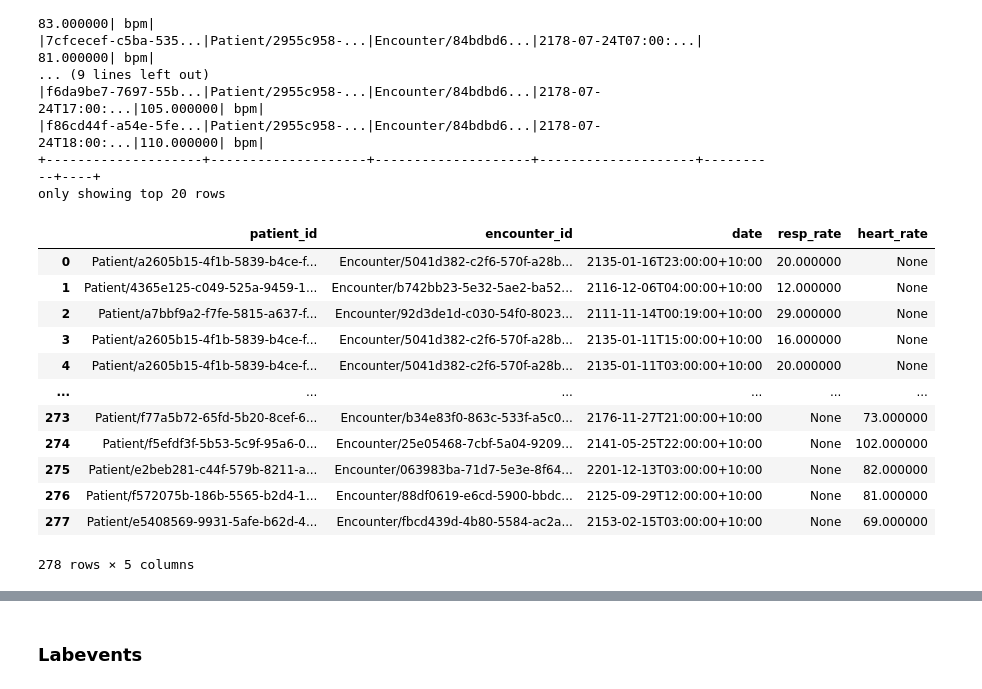
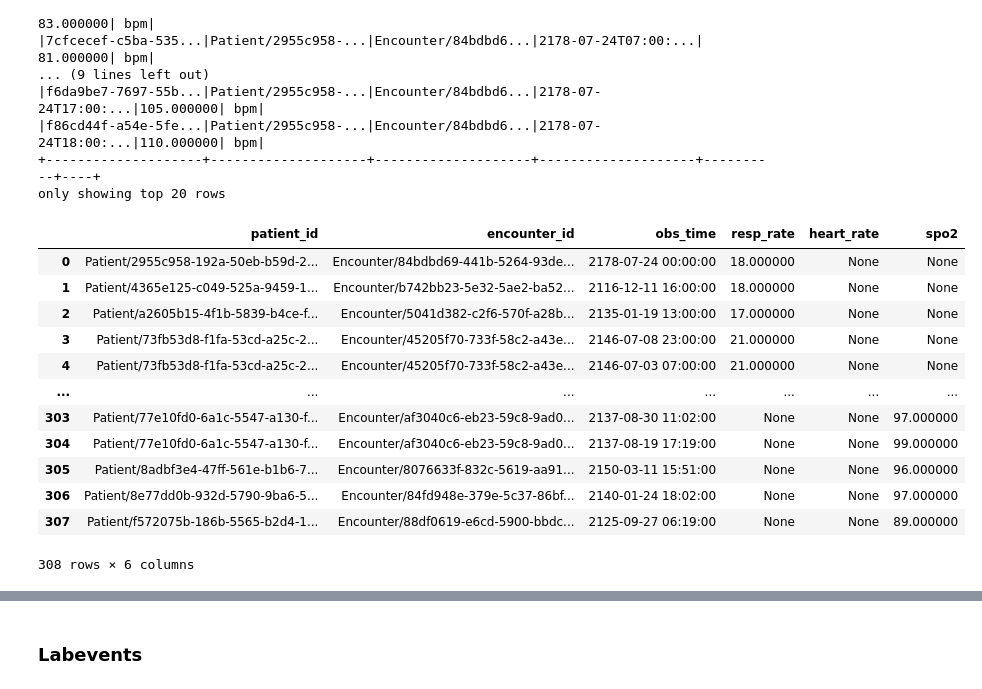
Before and after one commit to aehrc/sql-on-fhir-evaluation, a Jupyter notebook: notebooks/SOFTest.ipynb, the cells around one changed output, grey strips where cells are left out. Saved outputs shown, nothing was run; the diff lists cells and outputs as text; code cells hidden in the pictures.

```diff
--- a/notebooks/SOFTest.ipynb
+++ b/notebooks/SOFTest.ipynb
@@ -226,6 +367,6 @@ obs_resp_rate.show()
 +--------------------+--------------------+--------------------+--------------------+---------+--------+
 only showing top 20 rows
 # %%
-obs_spo2 = obs_chartevent_for_code('20277', 'obs_spo2')
+obs_spo2 = obs_chartevent_for_code('220277', 'obs_spo2')
 obs_spo2.show()
 # %% [output]
@@ -257,28 +411,30 @@ only showing top 20 rows
 # %%
 #
 # alike mimiciv_derrived.vital_signs
 #
 derr_vital_signs_view = spark.sql("""
 WITH ou AS (
-SELECT patient_id, encounter_id, date, value AS resp_rate, NULL as heart_rate FROM obs_resp_rate
+SELECT patient_id, encounter_id, CAST(date AS TIMESTAMP) as obs_time, value AS resp_rate, NULL AS heart_rate, NULL AS spo2 FROM obs_resp_rate
 UNION
-SELECT patient_id, encounter_id, date, NULL AS resp_rate, value as heart_rate FROM obs_heart_rate
+SELECT patient_id, encounter_id, CAST(date AS TIMESTAMP) as obs_time, NULL AS resp_rate, value AS heart_rate,  NULL AS spo2 FROM obs_heart_rate
+UNION
+SELECT patient_id, encounter_id, CAST(date AS TIMESTAMP) as obs_time, NULL AS resp_rate, NULL AS heart_rate,  value AS spo2 FROM obs_spo2
 )
-SELECT patient_id, encounter_id, date, FIRST(resp_rate) AS resp_rate, FIRST(heart_rate) AS heart_rate FROM ou
-GROUP BY patient_id, encounter_id, date
+SELECT patient_id, encounter_id, obs_time, FIRST(resp_rate) AS resp_rate, FIRST(heart_rate) AS heart_rate, FIRST(spo2) AS spo2 FROM ou
+GROUP BY patient_id, encounter_id, obs_time
 """)
 derr_vital_signs_view.sample(0.02).toPandas()
 # %% [output]
-|  | patient_id | encounter_id | date | resp_rate | heart_rate |
-| 0 | Patient/a2605b15-4f1b-5839-b4ce-f... | Encounter/5041d382-c2f6-570f-a28b... | 2135-01-16T23:00:00+10:00 | 20.000000 | None |
-| 1 | Patient/4365e125-c049-525a-9459-1... | Encounter/b742bb23-5e32-5ae2-ba52... | 2116-12-06T04:00:00+10:00 | 12.000000 | None |
-| 2 | Patient/a7bbf9a2-f7fe-5815-a637-f... | Encounter/92d3de1d-c030-54f0-8023... | 2111-11-14T00:19:00+10:00 | 29.000000 | None |
-| 3 | Patient/a2605b15-4f1b-5839-b4ce-f... | Encounter/5041d382-c2f6-570f-a28b... | 2135-01-11T15:00:00+10:00 | 16.000000 | None |
-| 4 | Patient/a2605b15-4f1b-5839-b4ce-f... | Encounter/5041d382-c2f6-570f-a28b... | 2135-01-11T03:00:00+10:00 | 20.000000 | None |
-| ... | ... | ... | ... | ... | ... |
-| 273 | Patient/f77a5b72-65fd-5b20-8cef-6... | Encounter/b34e83f0-863c-533f-a5c0... | 2176-11-27T21:00:00+10:00 | None | 73.000000 |
-| 274 | Patient/f5efdf3f-5b53-5c9f-95a6-0... | Encounter/25e05468-7cbf-5a04-9209... | 2141-05-25T22:00:00+10:00 | None | 102.000000 |
-| 275 | Patient/e2beb281-c44f-579b-8211-a... | Encounter/063983ba-71d7-5e3e-8f64... | 2201-12-13T03:00:00+10:00 | None | 82.000000 |
-| 276 | Patient/f572075b-186b-5565-b2d4-1... | Encounter/88df0619-e6cd-5900-bbdc... | 2125-09-29T12:00:00+10:00 | None | 81.000000 |
-| 277 | Patient/e5408569-9931-5afe-b62d-4... | Encounter/fbcd439d-4b80-5584-ac2a... | 2153-02-15T03:00:00+10:00 | None | 69.000000 |
+|  | patient_id | encounter_id | obs_time | resp_rate | heart_rate | spo2 |
+| 0 | Patient/2955c958-192a-50eb-b59d-2... | Encounter/84bdbd69-441b-5264-93de... | 2178-07-24 00:00:00 | 18.000000 | None | None |
+| 1 | Patient/4365e125-c049-525a-9459-1... | Encounter/b742bb23-5e32-5ae2-ba52... | 2116-12-11 16:00:00 | 18.000000 | None | None |
+| 2 | Patient/a2605b15-4f1b-5839-b4ce-f... | Encounter/5041d382-c2f6-570f-a28b... | 2135-01-19 13:00:00 | 17.000000 | None | None |
+| 3 | Patient/73fb53d8-f1fa-53cd-a25c-2... | Encounter/45205f70-733f-58c2-a43e... | 2146-07-08 23:00:00 | 21.000000 | None | None |
+| 4 | Patient/73fb53d8-f1fa-53cd-a25c-2... | Encounter/45205f70-733f-58c2-a43e... | 2146-07-03 07:00:00 | 21.000000 | None | None |
+| ... | ... | ... | ... | ... | ... | ... |
+| 303 | Patient/77e10fd0-6a1c-5547-a130-f... | Encounter/af3040c6-eb23-59c8-9ad0... | 2137-08-30 11:02:00 | None | None | 97.000000 |
+| 304 | Patient/77e10fd0-6a1c-5547-a130-f... | Encounter/af3040c6-eb23-59c8-9ad0... | 2137-08-19 17:19:00 | None | None | 99.000000 |
+| 305 | Patient/8adbf3e4-47ff-561e-b1b6-7... | Encounter/8076633f-832c-5619-aa91... | 2150-03-11 15:51:00 | None | None | 96.000000 |
+| 306 | Patient/8e77dd0b-932d-5790-9ba6-5... | Encounter/84fd948e-379e-5c37-86bf... | 2140-01-24 18:02:00 | None | None | 97.000000 |
+| 307 | Patient/f572075b-186b-5565-b2d4-1... | Encounter/88df0619-e6cd-5900-bbdc... | 2125-09-27 06:19:00 | None | None | 89.000000 |
-278 rows × 5 columns
+308 rows × 6 columns
```
Also changed, not shown: parts of 25 cells of this notebook, 15 other files.
